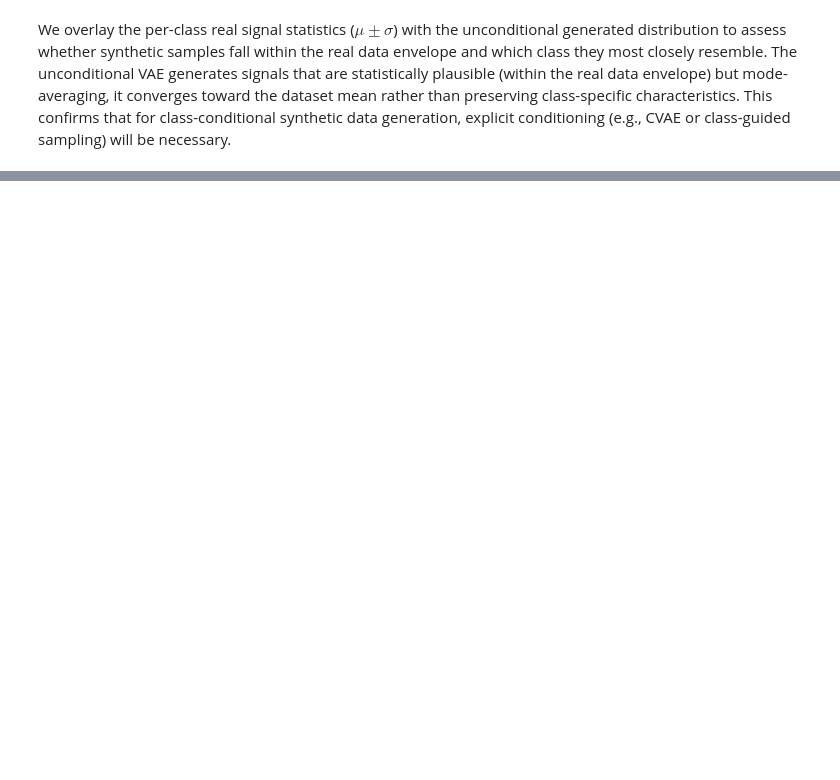
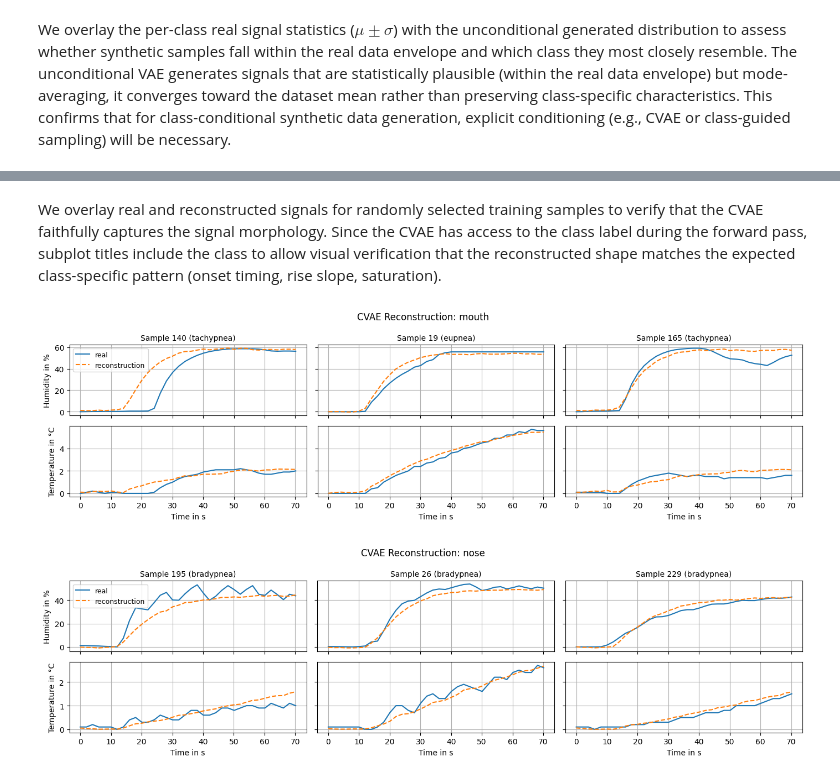
Before and after one commit to leon-rny/neural-network-breath-modeling, a Jupyter notebook: vae_evaluation.ipynb, the cells around one changed output, grey strips where cells are left out. Drawn from its saved outputs; the diff is of its cells as text; code cells hidden in the pictures; blank space fills up the shorter version.

```diff
--- a/vae_evaluation.ipynb
+++ b/vae_evaluation.ipynb
@@ -365,0 +342,43 @@ for region in regions:
+# %% [markdown]
+We overlay real and reconstructed signals for randomly selected training samples to verify that the CVAE faithfully captures the signal morphology. Since the CVAE has access to the class label during the forward pass, subplot titles include the class to allow visual verification that the reconstructed shape matches the expected class-specific pattern (onset timing, rise slope, saturation).
+# %%
+for region in regions:
+    train_ds = datasets[region]['train']
+    model = models[region]
+    model.eval()
+
+    # denormalization
+    mean = train_ds.stats['mean'][:, None]
+    std  = train_ds.stats['std'][:, None]
+    def denorm(x):
+        return x * std + mean
+
+    fig, axes = plt.subplots(2, 3, figsize=(14, 4), sharex=True, sharey='row')
+    fig.suptitle(f'CVAE Reconstruction: {region}')
+
+    # sample 3 signals from train_ds
+    sample_indices = np.random.default_rng(42).choice(len(train_ds), size=3, replace=False)
+    for col, idx in enumerate(sample_indices):
+        signal, time, label = train_ds[idx]
+        signal_batch = signal.unsqueeze(0).to(device)
+        label_t = torch.tensor([label]).long().to(device)
+        with torch.no_grad():
+            x_hat, _, _ = model(signal_batch, label_t)
+        x_hat      = denorm(x_hat.squeeze(0).cpu().numpy())
+        signal_np  = denorm(signal.numpy())
+        time_np    = time.numpy()
+
+        for row in range(2):
+            ax = axes[row, col]
+            ax.plot(time_np, signal_np[row], label='real', color='tab:blue')
+            ax.plot(time_np, x_hat[row], label='reconstruction', color='tab:orange', linestyle='--')
+            ax.grid()
+            axes[row, 0].set_ylabel(channel_names[row])
+            axes[0, col].set_title(f'Sample {idx} ({CLASSES[label]})')
+            axes[0, 0].legend(loc='upper left')
+            axes[-1, col].set_xlabel('Time in s')
+    plt.tight_layout()
+    plt.show()
+# %% [output]
+[figure, added]
+[figure, added]
```
Also changed, not shown: parts of 26 cells of this notebook, 10 other files.
